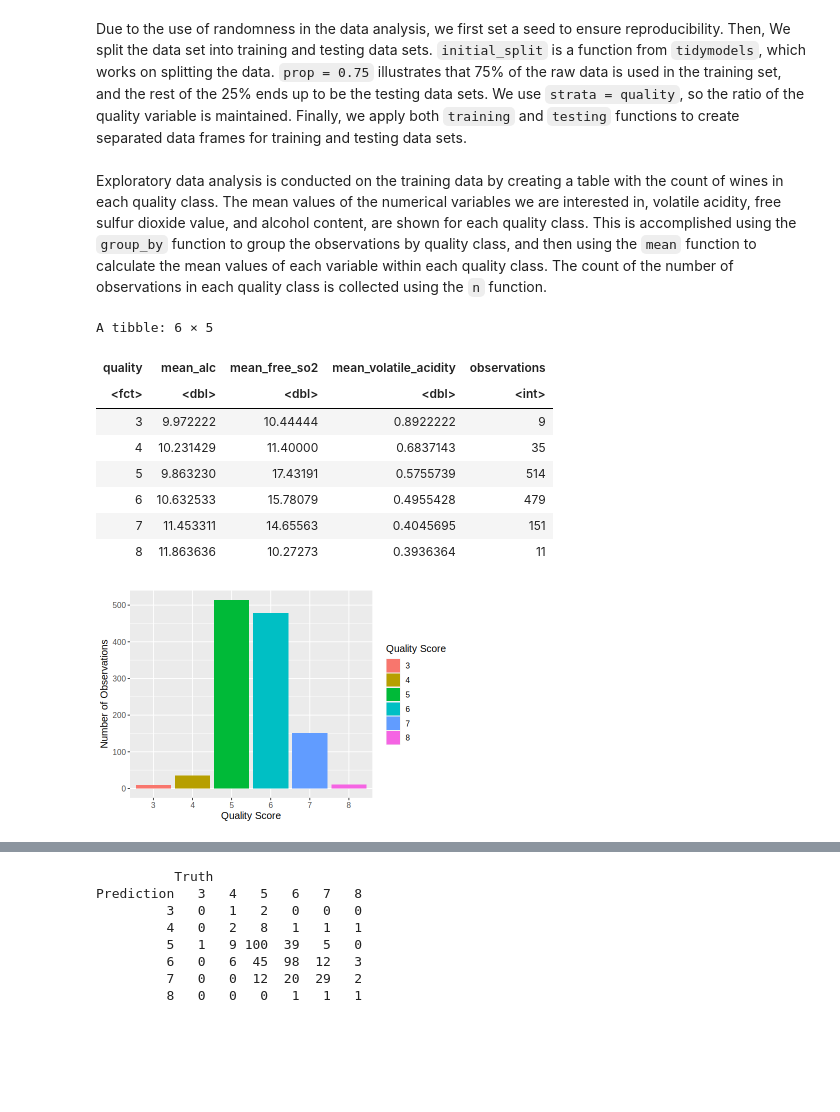
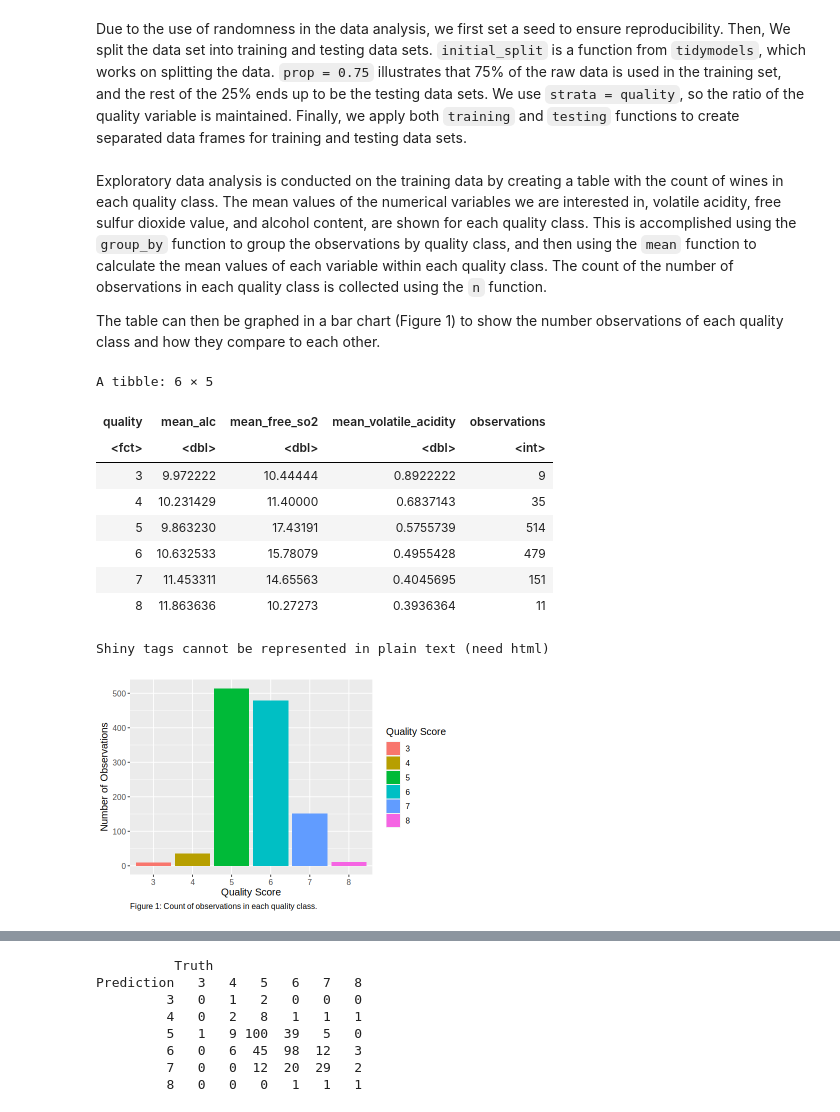
Before and after one commit to rahim620/DSCI100-PROJECT-FALL23, a Jupyter notebook: wine_quality.ipynb, the cells around one changed output, grey strips where cells are left out. Drawn from its saved outputs; the diff is of its cells as text; code cells hidden in the pictures; blank space fills up the shorter version.

Commit message:
imported shiny lib to add table captions, began narrating analysis code.

```diff
--- a/wine_quality.ipynb
+++ b/wine_quality.ipynb
@@ -86,6 +87,8 @@ wine_train <- training(wine_split)
 wine_test <- testing(wine_split)
 # %% [markdown]
 Exploratory data analysis is conducted on the training data by creating a table with the count of wines in each quality class. The mean values of the numerical variables we are interested in, volatile acidity, free sulfur dioxide value, and alcohol content, are shown for each quality class. This is accomplished using the `group_by` function to group the observations by quality class, and then using the `mean` function to calculate the mean values of each variable within each quality class. The count of the number of observations in each quality class is collected using the `n` function.
+
+The table can then be graphed in a bar chart (Figure 1) to show the number observations of each quality class and how they compare to each other.
 # %%
 # Summarize the data
 wine_summary <- wine_train |>
@@ -95,6 +98,8 @@ wine_summary <- wine_train |>
               mean_volatile_acidity = mean(volatile_acidity, na.rm = TRUE),
               observations = n())
 wine_summary
+h5('Table 1: Table of number observations in each quality class and mean values of each', br(),
+   'predictor varible in each quality class')
 # %% [output]
 A tibble: 6 × 5
 | quality | mean_alc | mean_free_so2 | mean_volatile_acidity | observations |
@@ -105,17 +110,18 @@ A tibble: 6 × 5
 | 6 | 10.632533 | 15.78079 | 0.4955428 | 479 |
 | 7 | 11.453311 | 14.65563 | 0.4045695 | 151 |
 | 8 | 11.863636 | 10.27273 | 0.3936364 | 11 |
+Shiny tags cannot be represented in plain text (need html)
 # %%
 # Histogram to show wine quality distribution
 options(repr.plot.width = 6, repr.plot.height = 4)
 alcohol_plot <- ggplot(wine_train, aes(x = quality, fill = quality)) +
     geom_bar(stat = "count") +
     xlab("Quality Score") +
     ylab("Number of Observations") +
-    labs(fill = "Quality Score") +
-    theme(text = element_text(size = 12))
+    labs(fill = "Quality Score", caption = "Figure 1: Count of observations in each quality class.") +
+    theme(text = element_text(size = 12), plot.caption = element_text(hjust=0))
 alcohol_plot
 
 # The distribution is unbalanced and would cause a KNN algorithm to be biased. We can use oversampling to deal with this later on.
 # %% [output]
-[figure, old version]
+[figure, new version]
```
Also changed, not shown: parts of 5 cells of this notebook.
